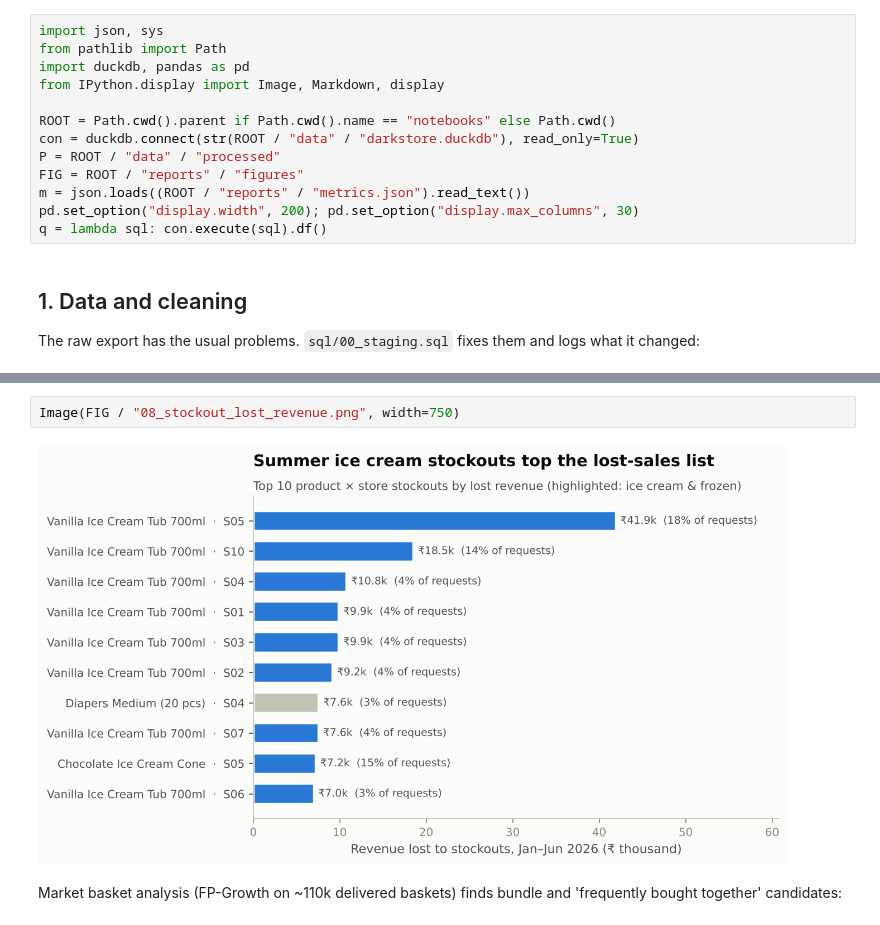
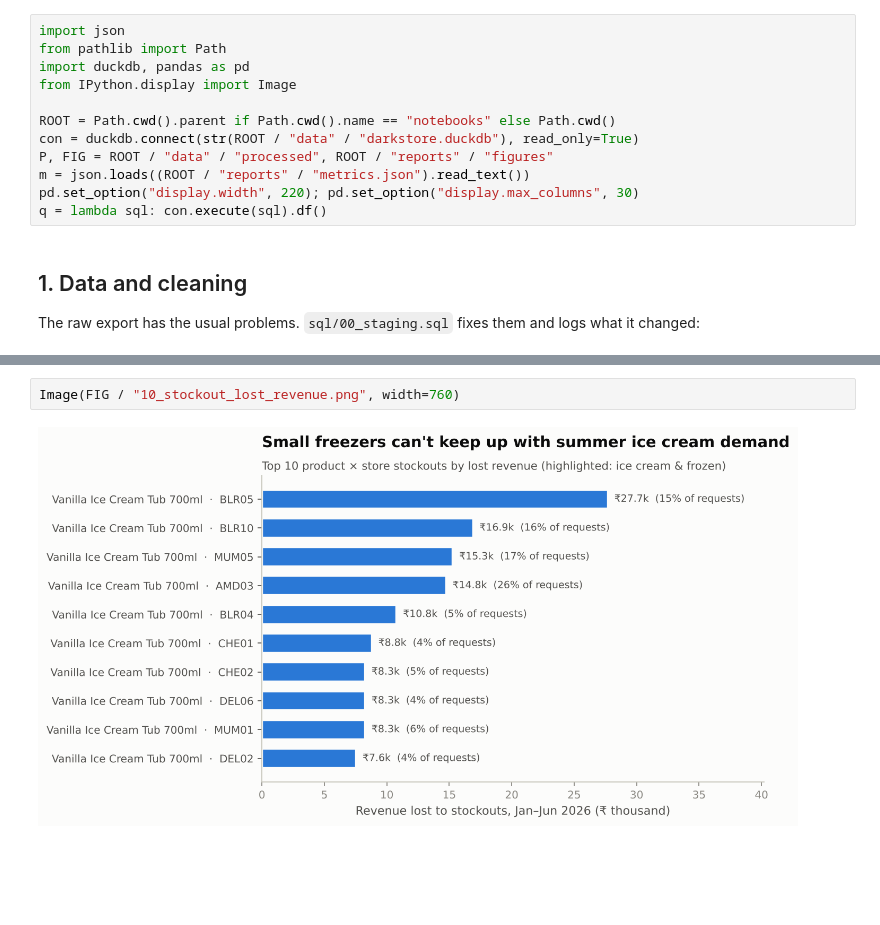
Before and after one commit to Sujal-tyagi17/darkstore-performance-analysis, a Jupyter notebook: notebooks/darkstore_analysis.ipynb, the cells around one changed output, grey strips where cells are left out. Cells and saved outputs as stored; diff of their text form; blank space fills up the shorter version.

Commit message:
Update README, notebook, Power BI guide and tests for India-wide analysis

```diff
--- a/notebooks/darkstore_analysis.ipynb
+++ b/notebooks/darkstore_analysis.ipynb
@@ -8,15 +13,14 @@ This notebook walks through the analysis step by step. The heavy lifting lives i
 # %%
-import json, sys
+import json
 from pathlib import Path
 import duckdb, pandas as pd
-from IPython.display import Image, Markdown, display
+from IPython.display import Image
 
 ROOT = Path.cwd().parent if Path.cwd().name == "notebooks" else Path.cwd()
 con = duckdb.connect(str(ROOT / "data" / "darkstore.duckdb"), read_only=True)
-P = ROOT / "data" / "processed"
-FIG = ROOT / "reports" / "figures"
+P, FIG = ROOT / "data" / "processed", ROOT / "reports" / "figures"
 m = json.loads((ROOT / "reports" / "metrics.json").read_text())
-pd.set_option("display.width", 200); pd.set_option("display.max_columns", 30)
+pd.set_option("display.width", 220); pd.set_option("display.max_columns", 30)
 q = lambda sql: con.execute(sql).df()
 # %% [markdown]
 ## 1. Data and cleaning
@@ -277,9 +288,7 @@ so.head(10)
 # %%
-Image(FIG / "08_stockout_lost_revenue.png", width=750)
+Image(FIG / "10_stockout_lost_revenue.png", width=760)
 # %% [output]
-[figure, old version]
+[figure, new version]
-# %% [markdown]
-Market basket analysis (FP-Growth on ~110k delivered baskets) finds bundle and 'frequently bought together' candidates:
 # %%
 pd.read_csv(P / "basket_rules.csv").head(12)
 # %% [output]
```
Also changed, not shown: parts of 72 cells of this notebook, 3 other files.
